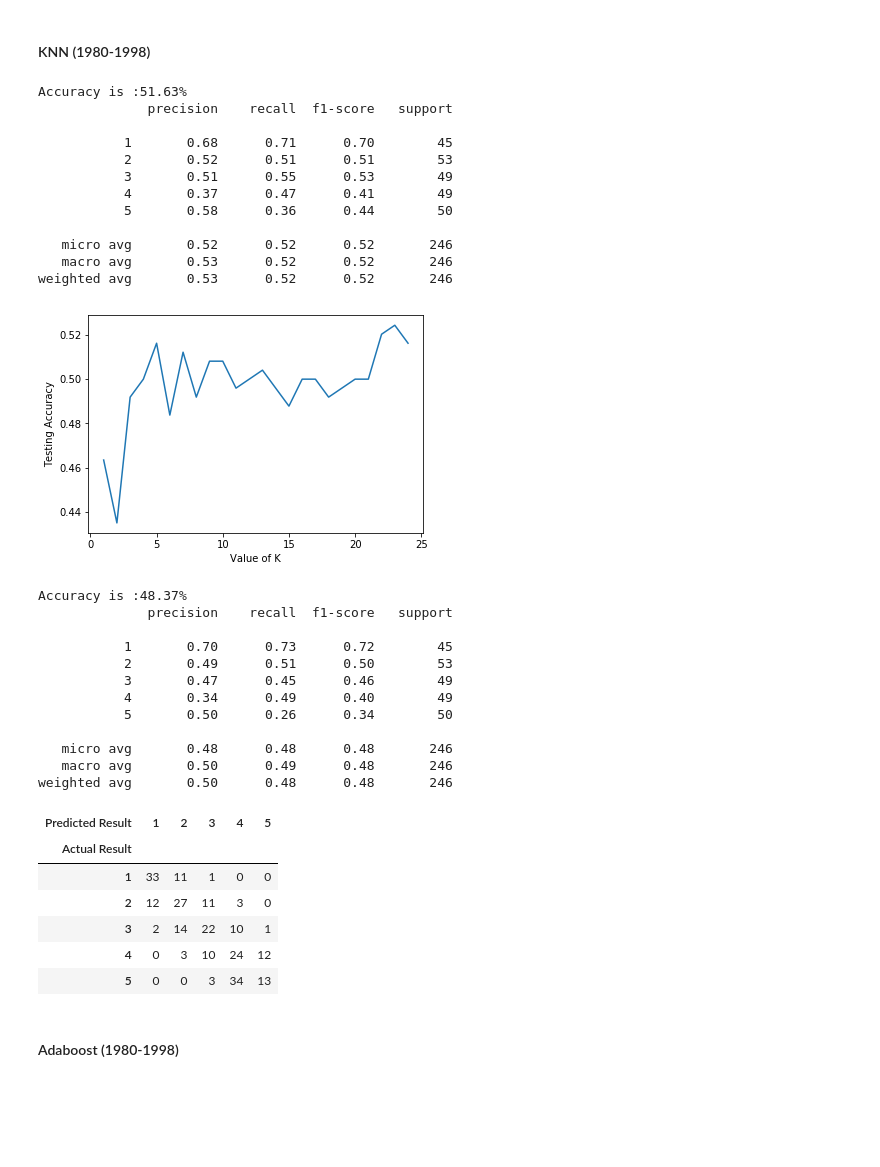
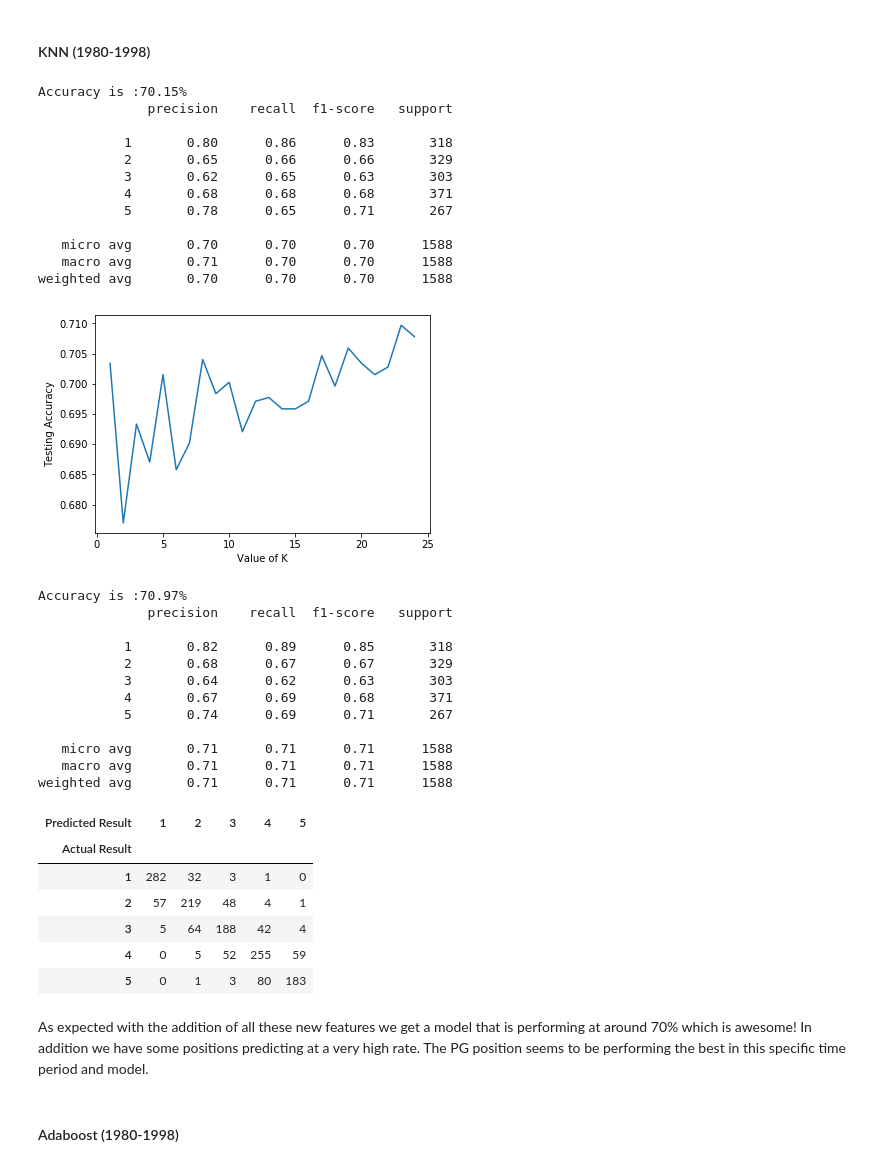
Before and after one commit to gabertooth/dsc-mod-5-project-online-ds-pt-021119, a Jupyter notebook: student.ipynb, the cells around one changed output. Drawn from its saved outputs; the diff is of its cells as text; code cells hidden in the pictures; blank space fills up the shorter version.

```diff
--- a/student.ipynb
+++ b/student.ipynb
@@ -1290,0 +1068,2 @@ See the caveats in the documentation: http://pandas.pydata.org/pandas-docs/stabl
+# %%
+NBA_1980_1998=NBA_1980_1998.fillna(0)#Filling NaN values with a 0
@@ -1290,0 +1075,14 @@ See the caveats in the documentation: http://pandas.pydata.org/pandas-docs/stabl
+# %%
+NBA_1980_1998.loc[NBA_1980_1998['Pos']=='PG', 'Pos'] = 1 #one hot encoding the string Position column into numbers
+NBA_1980_1998.loc[NBA_1980_1998['Pos']=='PG-SG', 'Pos'] = 1
+NBA_1980_1998.loc[NBA_1980_1998['Pos']=='SG', 'Pos']= 2
+NBA_1980_1998.loc[NBA_1980_1998['Pos']=='SG-SF', 'Pos']= 2
+NBA_1980_1998.loc[NBA_1980_1998['Pos']=='SG-PG', 'Pos']= 2
+NBA_1980_1998.loc[NBA_1980_1998['Pos']=='SF-SG', 'Pos']= 3
+NBA_1980_1998.loc[NBA_1980_1998['Pos']=='SF-PF', 'Pos']= 3
+NBA_1980_1998.loc[NBA_1980_1998['Pos']=='SF', 'Pos']= 3
+NBA_1980_1998.loc[NBA_1980_1998['Pos']=='PF', 'Pos']= 4
+NBA_1980_1998.loc[NBA_1980_1998['Pos']=='PF-C', 'Pos']= 4
+NBA_1980_1998.loc[NBA_1980_1998['Pos']=='PF-SF', 'Pos']= 4
+NBA_1980_1998.loc[NBA_1980_1998['Pos']=='C', 'Pos']= 5
+NBA_1980_1998.loc[NBA_1980_1998['Pos']=='C-PF', 'Pos']= 5
@@ -1291,3 +1095,3 @@ See the caveats in the documentation: http://pandas.pydata.org/pandas-docs/stabl
 # %%
-X= NBA_1980_1998.drop(['Tm','Player','Pos'], axis=1)
+X= NBA_1980_1998.drop(['Pos','Year','Tm','Player','FTA','FT','FGA','FG','WS/48','2PA','2P','FG','FGA','PTS','3PA','3P','PTS'], axis=1)
 y= NBA_1980_1998['Pos']
@@ -1298,40 +1098,44 @@ heatmap(NBA_1980_1998)
+# %%
+X=scale_df(X)
 # %% [markdown]
 #### KNN (1980-1998)
 # %%
-KNN(NBA_1980_1998,X,y)
+KNN(X,y)
 # %% [output]
-Accuracy is :51.63%
+Accuracy is :70.15%
               precision    recall  f1-score   support
 
-           1       0.68      0.71      0.70        45
-           2       0.52      0.51      0.51        53
-           3       0.51      0.55      0.53        49
-           4       0.37      0.47      0.41        49
-           5       0.58      0.36      0.44        50
+           1       0.80      0.86      0.83       318
+           2       0.65      0.66      0.66       329
+           3       0.62      0.65      0.63       303
+           4       0.68      0.68      0.68       371
+           5       0.78      0.65      0.71       267
 
-   micro avg       0.52      0.52      0.52       246
-   macro avg       0.53      0.52      0.52       246
-weighted avg       0.53      0.52      0.52       246
+   micro avg       0.70      0.70      0.70      1588
+   macro avg       0.71      0.70      0.70      1588
+weighted avg       0.70      0.70      0.70      1588
-[figure, old version]
+[figure, new version]
-Accuracy is :48.37%
+Accuracy is :70.97%
               precision    recall  f1-score   support
 
-           1       0.70      0.73      0.72        45
-           2       0.49      0.51      0.50        53
-           3       0.47      0.45      0.46        49
-           4       0.34      0.49      0.40        49
-           5       0.50      0.26      0.34        50
+           1       0.82      0.89      0.85       318
+           2       0.68      0.67      0.67       329
+           3       0.64      0.62      0.63       303
+           4       0.67      0.69      0.68       371
+           5       0.74      0.69      0.71       267
 
-   micro avg       0.48      0.48      0.48       246
-   macro avg       0.50      0.49      0.48       246
-weighted avg       0.50      0.48      0.48       246
+   micro avg       0.71      0.71      0.71      1588
+   macro avg       0.71      0.71      0.71      1588
+weighted avg       0.71      0.71      0.71      1588
 | Predicted Result | 1 | 2 | 3 | 4 | 5 |
 | Actual Result |  |  |  |  |  |
-| 1 | 33 | 11 | 1 | 0 | 0 |
-| 2 | 12 | 27 | 11 | 3 | 0 |
-| 3 | 2 | 14 | 22 | 10 | 1 |
-| 4 | 0 | 3 | 10 | 24 | 12 |
-| 5 | 0 | 0 | 3 | 34 | 13 |
+| 1 | 282 | 32 | 3 | 1 | 0 |
+| 2 | 57 | 219 | 48 | 4 | 1 |
+| 3 | 5 | 64 | 188 | 42 | 4 |
+| 4 | 0 | 5 | 52 | 255 | 59 |
+| 5 | 0 | 1 | 3 | 80 | 183 |
+# %% [markdown]
+As expected with the addition of all these new features we get a model that is performing at around 70% which is awesome! In addition we have some positions predicting at a very high rate. The PG position seems to be performing the best in this specific time period and model.
 # %% [markdown]
 #### Adaboost (1980-1998)
 # %%
```
Also changed, not shown: parts of 191 cells of this notebook.
